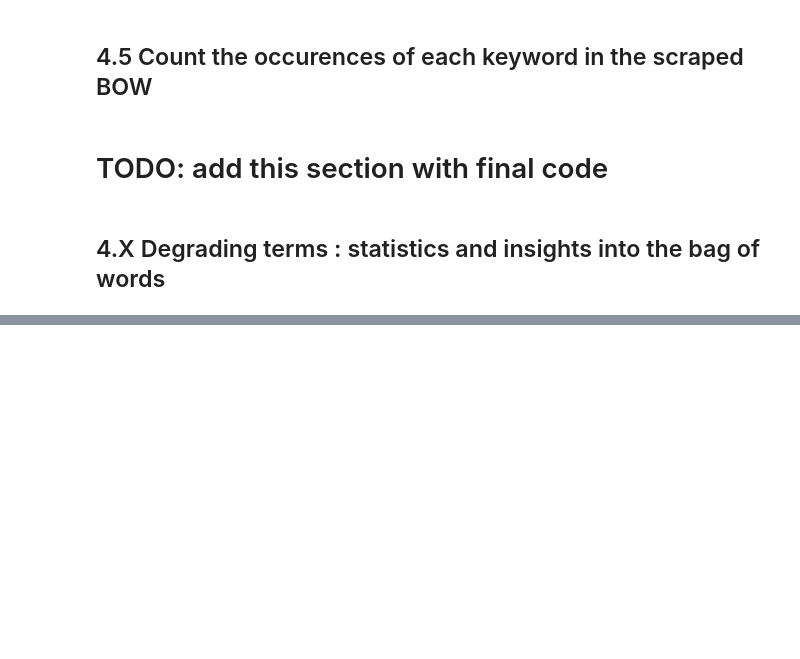
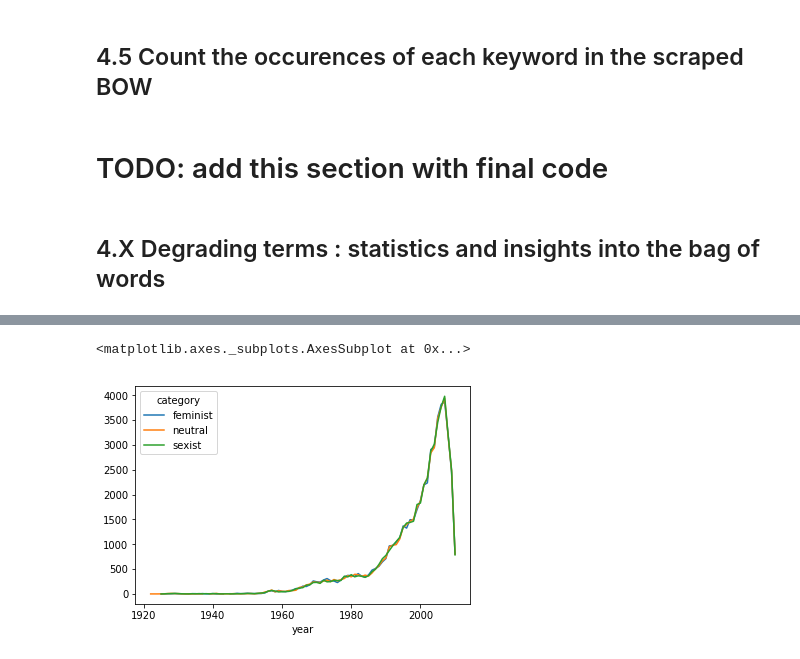
Before and after one commit to axnyang/CS401, a Jupyter notebook: arthur_msd_project.ipynb, the cells around one changed output, grey strips where cells are left out. Drawn from its saved outputs; the diff is of its cells as text; code cells hidden in the pictures; blank space fills up the shorter version.

```diff
--- a/arthur_msd_project.ipynb
+++ b/arthur_msd_project.ipynb
@@ -1004,0 +1037,6 @@ for i in range(0,len(words)):
+# %%
+# then, the evolution of the feminist, sexist and neutral count per year
+df.groupby(['year','category']).size().unstack().plot()
+# %% [output]
+<matplotlib.axes._subplots.AxesSubplot at 0x...>
+[figure, added]
```
Also changed, not shown: parts of 11 cells of this notebook.
